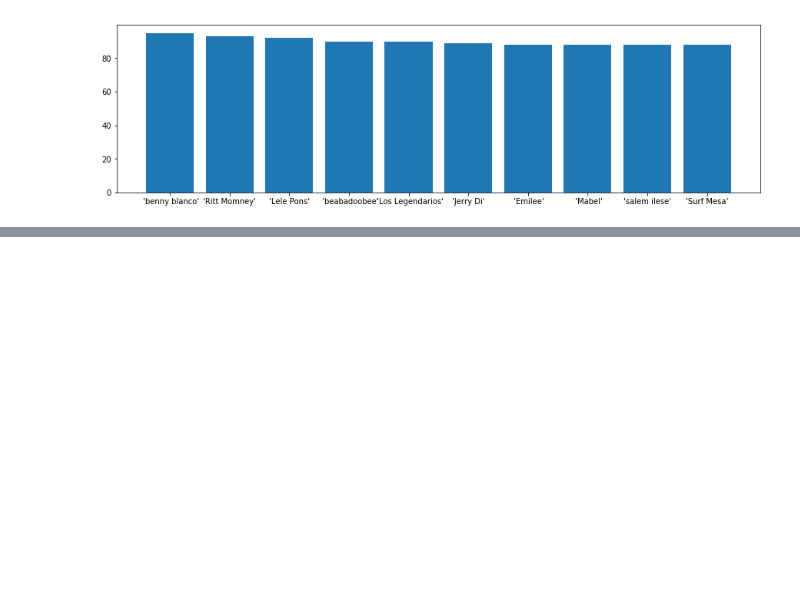
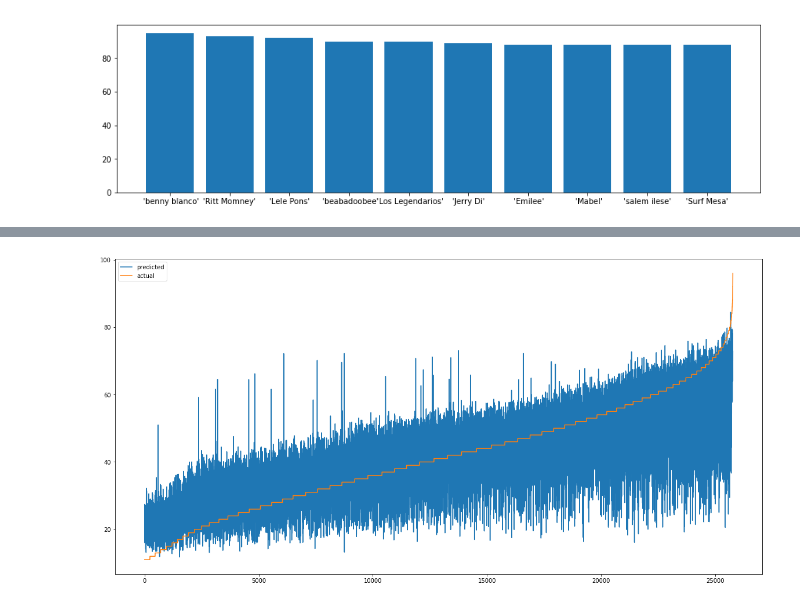
Before and after one commit to jesperhemmingsson/Spotify-EDA, a Jupyter notebook: EDA.ipynb, the cells around one changed output, grey strips where cells are left out. Cells and saved outputs as stored; diff of their text form; code cells hidden in the pictures; blank space fills up the shorter version.

```diff
--- a/EDA.ipynb
+++ b/EDA.ipynb
@@ -134,0 +208,10 @@ plt.bar(df_pop_artists_to_plot.index, df_pop_artists_to_plot.popularity)
+# %%
+# Out of these three, XGB Regressor performed the best. To get a better feeling of how good this is, let's plot the predicts against the actual results.
+
+xg_df = pd.DataFrame({"predicted":pred_pop, "actual":y_test})
+xg_df = xg_df.sort_values(by="actual").reset_index(drop=True)
+
+xg_df.plot(figsize=(20,10))
+plt.show()
+# %% [output]
+[figure, added]
```
Also changed, not shown: parts of 6 cells of this notebook.
